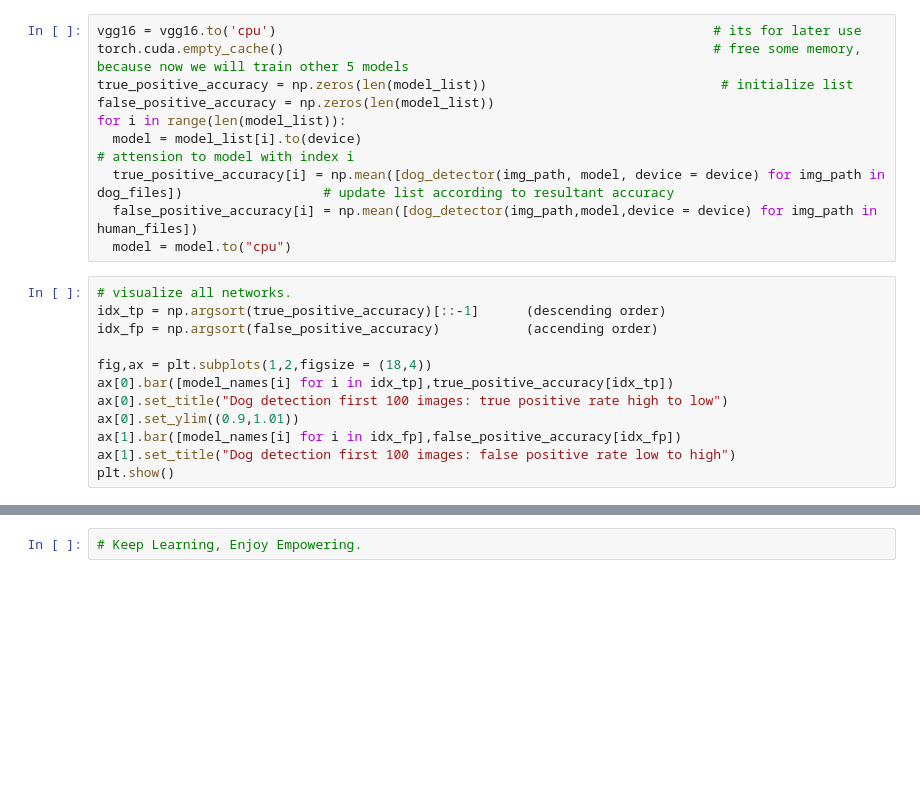
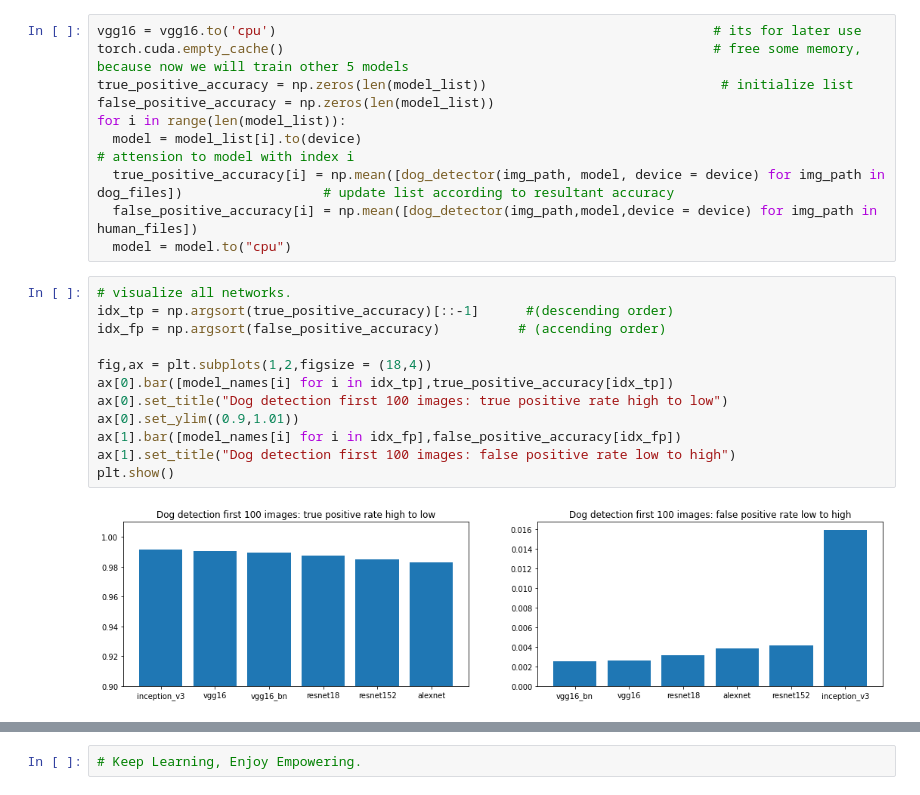
Before and after one commit to Dave-Vedant/Deep_Learning_NanoDegree-Udacity, a Jupyter notebook: Project/project-Dog_Breed_CNN_Classification/Transfer_Learning and comparison.ipynb, the cells around one changed output, grey strips where cells are left out. Drawn from its saved outputs; the diff is of its cells as text; blank space fills up the shorter version.

```diff
--- a/Project/project-Dog_Breed_CNN_Classification/Transfer_Learning and comparison.ipynb
+++ b/Project/project-Dog_Breed_CNN_Classification/Transfer_Learning and comparison.ipynb
@@ -398,13 +437,15 @@ for i in range(len(model_list)):
   model = model.to("cpu")
 # %%
 # visualize all networks.
-idx_tp = np.argsort(true_positive_accuracy)[::-1]      (descending order)
-idx_fp = np.argsort(false_positive_accuracy)           (accending order)
+idx_tp = np.argsort(true_positive_accuracy)[::-1]      #(descending order)
+idx_fp = np.argsort(false_positive_accuracy)          # (accending order)
 
 fig,ax = plt.subplots(1,2,figsize = (18,4))
 ax[0].bar([model_names[i] for i in idx_tp],true_positive_accuracy[idx_tp])
 ax[0].set_title("Dog detection first 100 images: true positive rate high to low")
 ax[0].set_ylim((0.9,1.01))
 ax[1].bar([model_names[i] for i in idx_fp],false_positive_accuracy[idx_fp])
 ax[1].set_title("Dog detection first 100 images: false positive rate low to high")
 plt.show()
+# %% [output]
+[figure, added]
```
Also changed, not shown: parts of 18 cells of this notebook.
